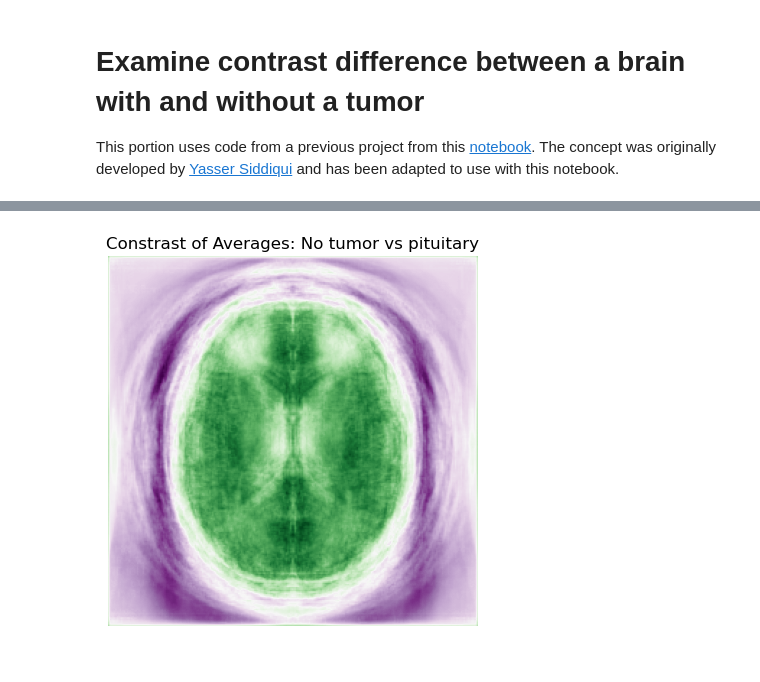
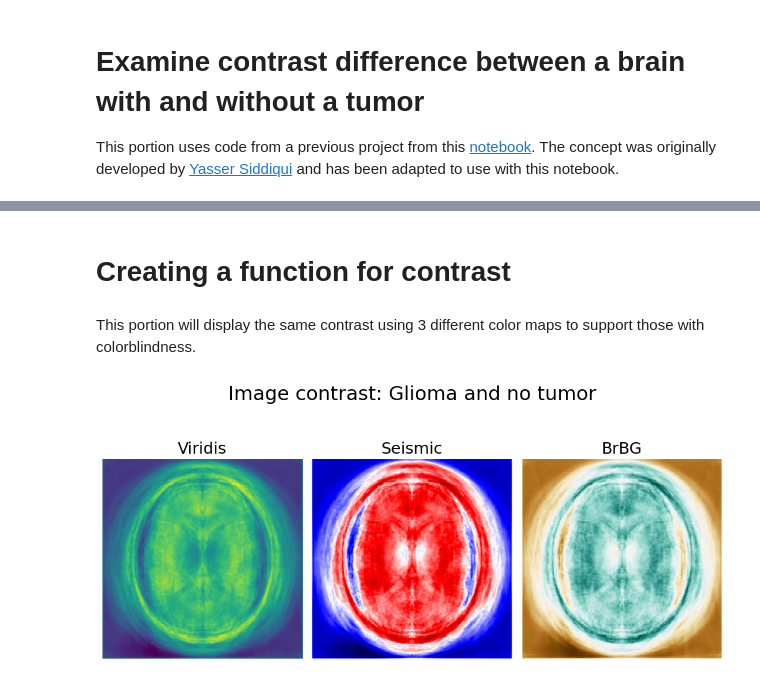
Before and after one commit to DerikVo/Brain_tumor_classification, a Jupyter notebook: Notebooks/01_EDA.ipynb, the cells around one changed output, grey strips where cells are left out. Cells and saved outputs as stored; diff of their text form; code cells hidden in the pictures.

```diff
--- a/Notebooks/01_EDA.ipynb
+++ b/Notebooks/01_EDA.ipynb
@@ -116,6 +96,26 @@ plt.axis('off');
-# %%
-plt.title(f"Constrast of Averages: No tumor vs pituitary")
-plt.imshow(contrast_pituitary, cmap='PRGn')
-plt.axis('off');
-# %% [output]
-[figure, removed]
+# %% [markdown]
+# Creating a function for contrast
+# %%
+glioma_contrast = eda.image_contrast(glioma_image, notumor_image)
+pituitary_contrast = eda.image_contrast(pituitary_image, notumor_image)
+meningioma_contrast = eda.image_contrast(meningioma_image, notumor_image)
+# %% [markdown]
+This portion will display the same contrast using 3 different color maps to support those with colorblindness.
+# %%
+#plotting the contrast between GLioma and no Tumor
+fig, ax = plt.subplots(1,3, figsize = (10,10))
+plt.suptitle('Image contrast: Glioma and no tumor', y = .75, fontsize = 22)
+ax[0].imshow(glioma_contrast)
+ax[0].set_title('Viridis', fontsize=18)
+ax[0].axis('off')
+
+ax[1].imshow(glioma_contrast, cmap='seismic')
+ax[1].set_title('Seismic', fontsize=18)
+ax[1].axis('off')
+
+ax[2].imshow(glioma_contrast, cmap='BrBG')
+ax[2].set_title('BrBG', fontsize=18)
+ax[2].axis('off')
+plt.tight_layout()
+# %% [output]
+[figure, added]
```
Also changed, not shown: parts of 10 cells of this notebook, 1 other file.
